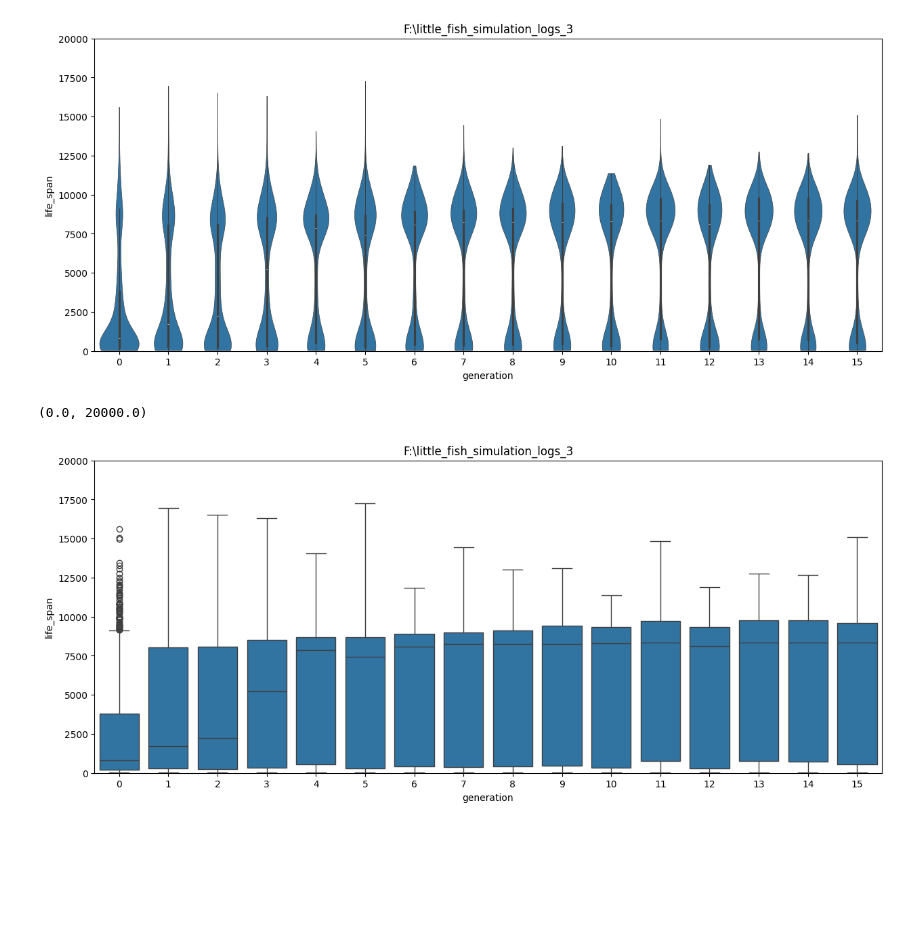
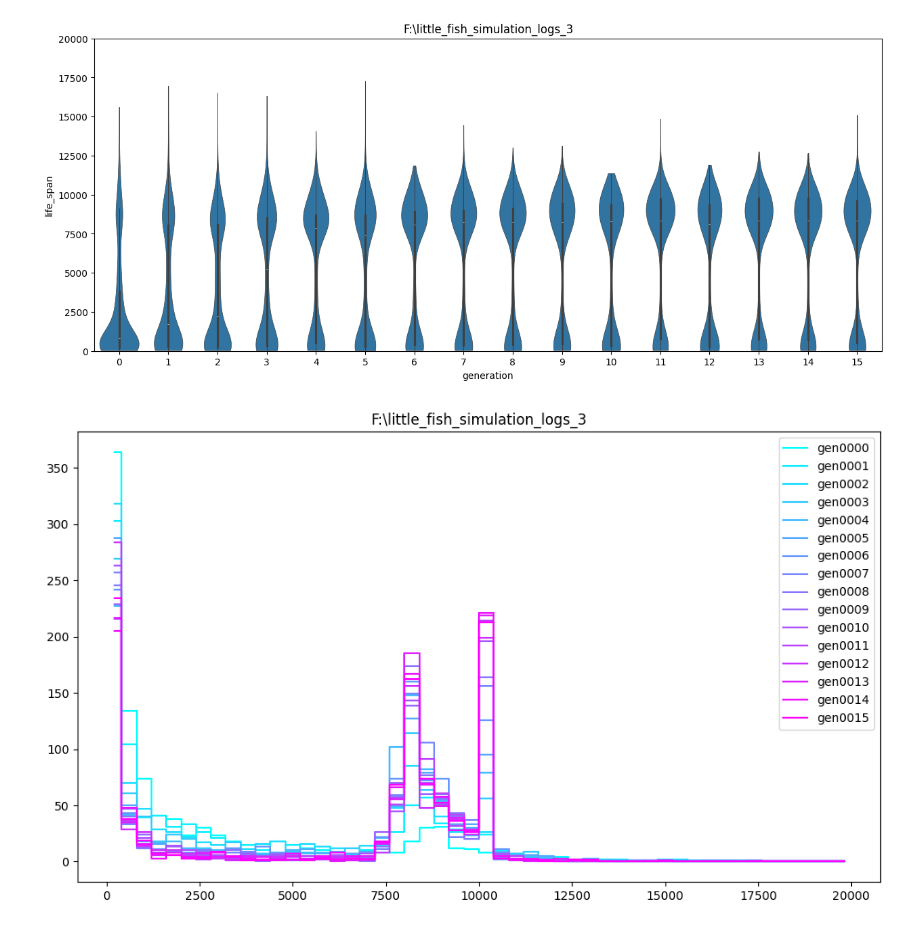
Before and after one commit to zhuangjun1981/littlefish, a Jupyter notebook: littlefish/scripts/for_visualization/010_plot_evolution_life_spans.ipynb, the cells around one changed output. Cells and saved outputs as stored; diff of their text form; code cells hidden in the pictures; blank space fills up the shorter version.

Commit message:
More visualization

```diff
--- a/littlefish/scripts/for_visulization/010_plot_evolution_life_spans.ipynb
+++ b/littlefish/scripts/for_visualization/010_plot_evolution_life_spans.ipynb
@@ -53,12 +53,12 @@ ax.set_ylim([0, 20000])
 (0.0, 20000.0)
 [figure]
 # %%
-f, ax = plt.subplots(figsize=(15, 6))
+f, ax = plt.subplots(figsize=(10, 6))
 ax.set_title(simulation_folder)
-sns.boxplot(
-    data=life_span_df, x="generation", y="life_span", ax=ax,
+plotting.plot_simulation_life_spans(
+    life_span_df, ax, max_life_span=20000, bins=50,
 )
-ax.set_ylim([0, 20000])
+ax.legend()
+plt.tight_layout()
 # %% [output]
-(0.0, 20000.0)
-[figure, old version]
+[figure, new version]
```
Also changed, not shown: parts of 1 cell of this notebook, 2 other files.
